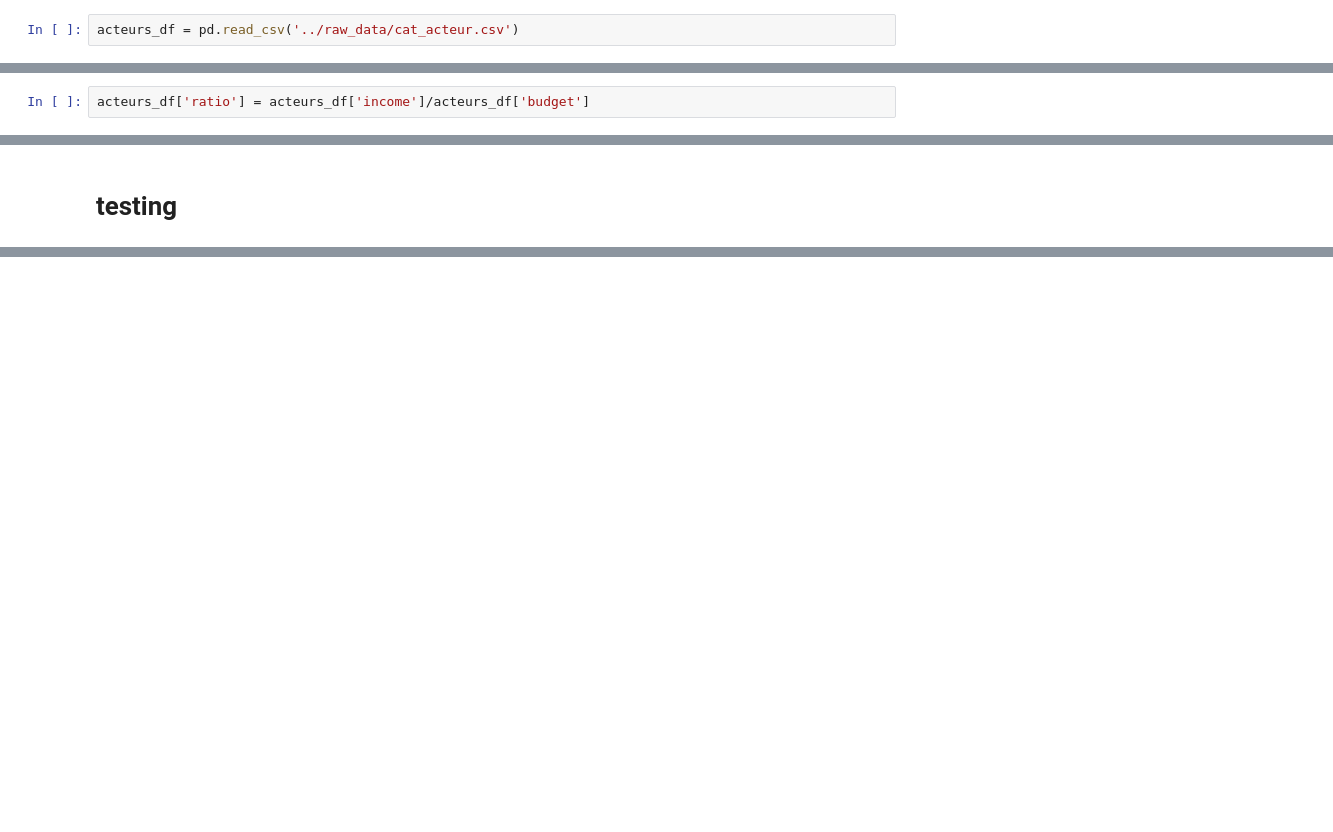
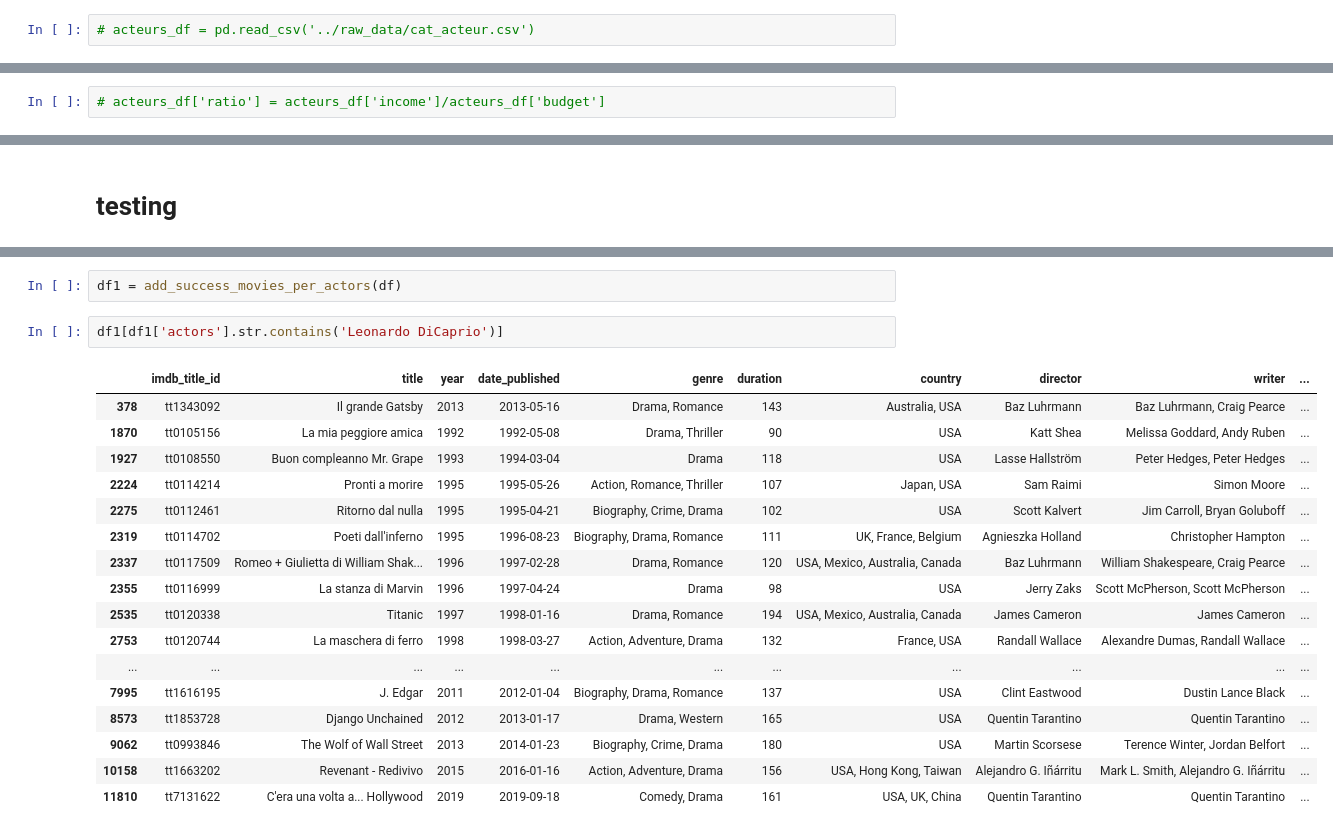
Before and after one commit to OscarTou/CinePred, a Jupyter notebook: notebooks/PLOT et Création de features.ipynb, the cells around one changed output, grey strips where cells are left out. Drawn from its saved outputs; the diff is of its cells as text; blank space fills up the shorter version.

```diff
--- a/notebooks/PLOT et Création de features.ipynb
+++ b/notebooks/PLOT et Création de features.ipynb
@@ -193,5 +177,5 @@ df_actor_title['actors'].str.split(', ')
 # %% [markdown]
 # Merge des deux dataframe
 # %%
-acteurs_df = pd.read_csv('../raw_data/cat_acteur.csv')
+# acteurs_df = pd.read_csv('../raw_data/cat_acteur.csv')
 # %%
@@ -199,3 +197,3 @@ acteurs_df
 # %%
-acteurs_df['ratio'] = acteurs_df['income']/acteurs_df['budget']
+# acteurs_df['ratio'] = acteurs_df['income']/acteurs_df['budget']
 # %%
@@ -261,0 +400,22 @@ df[['actors','title','shifted']][df['actors'].str.contains('Leonardo DiCaprio')]
+# %%
+df1 = add_success_movies_per_actors(df)
+# %%
+df1[df1['actors'].str.contains('Leonardo DiCaprio')]
+# %% [output]
+|  | imdb_title_id | title | year | date_published | genre | duration | country | director | writer | ... |
+| 378 | tt1343092 | Il grande Gatsby | 2013 | 2013-05-16 | Drama, Romance | 143 | Australia, USA | Baz Luhrmann | Baz Luhrmann, Craig Pearce | ... |
+| 1870 | tt0105156 | La mia peggiore amica | 1992 | 1992-05-08 | Drama, Thriller | 90 | USA | Katt Shea | Melissa Goddard, Andy Ruben | ... |
+| 1927 | tt0108550 | Buon compleanno Mr. Grape | 1993 | 1994-03-04 | Drama | 118 | USA | Lasse Hallström | Peter Hedges, Peter Hedges | ... |
+| 2224 | tt0114214 | Pronti a morire | 1995 | 1995-05-26 | Action, Romance, Thriller | 107 | Japan, USA | Sam Raimi | Simon Moore | ... |
+| 2275 | tt0112461 | Ritorno dal nulla | 1995 | 1995-04-21 | Biography, Crime, Drama | 102 | USA | Scott Kalvert | Jim Carroll, Bryan Goluboff | ... |
+| 2319 | tt0114702 | Poeti dall'inferno | 1995 | 1996-08-23 | Biography, Drama, Romance | 111 | UK, France, Belgium | Agnieszka Holland | Christopher Hampton | ... |
+| 2337 | tt0117509 | Romeo + Giulietta di William Shak... | 1996 | 1997-02-28 | Drama, Romance | 120 | USA, Mexico, Australia, Canada | Baz Luhrmann | William Shakespeare, Craig Pearce | ... |
+| 2355 | tt0116999 | La stanza di Marvin | 1996 | 1997-04-24 | Drama | 98 | USA | Jerry Zaks | Scott McPherson, Scott McPherson | ... |
+| 2535 | tt0120338 | Titanic | 1997 | 1998-01-16 | Drama, Romance | 194 | USA, Mexico, Australia, Canada | James Cameron | James Cameron | ... |
+| 2753 | tt0120744 | La maschera di ferro | 1998 | 1998-03-27 | Action, Adventure, Drama | 132 | France, USA | Randall Wallace | Alexandre Dumas, Randall Wallace | ... |
+| ... | ... | ... | ... | ... | ... | ... | ... | ... | ... | ... |
+| 7995 | tt1616195 | J. Edgar | 2011 | 2012-01-04 | Biography, Drama, Romance | 137 | USA | Clint Eastwood | Dustin Lance Black | ... |
+| 8573 | tt1853728 | Django Unchained | 2012 | 2013-01-17 | Drama, Western | 165 | USA | Quentin Tarantino | Quentin Tarantino | ... |
+| 9062 | tt0993846 | The Wolf of Wall Street | 2013 | 2014-01-23 | Biography, Crime, Drama | 180 | USA | Martin Scorsese | Terence Winter, Jordan Belfort | ... |
+| 10158 | tt1663202 | Revenant - Redivivo | 2015 | 2016-01-16 | Action, Adventure, Drama | 156 | USA, Hong Kong, Taiwan | Alejandro G. Iñárritu | Mark L. Smith, Alejandro G. Iñárritu | ... |
+| 11810 | tt7131622 | C'era una volta a... Hollywood | 2019 | 2019-09-18 | Comedy, Drama | 161 | USA, UK, China | Quentin Tarantino | Quentin Tarantino | ... |
```
Also changed, not shown: parts of 18 cells of this notebook, 8 other files.
